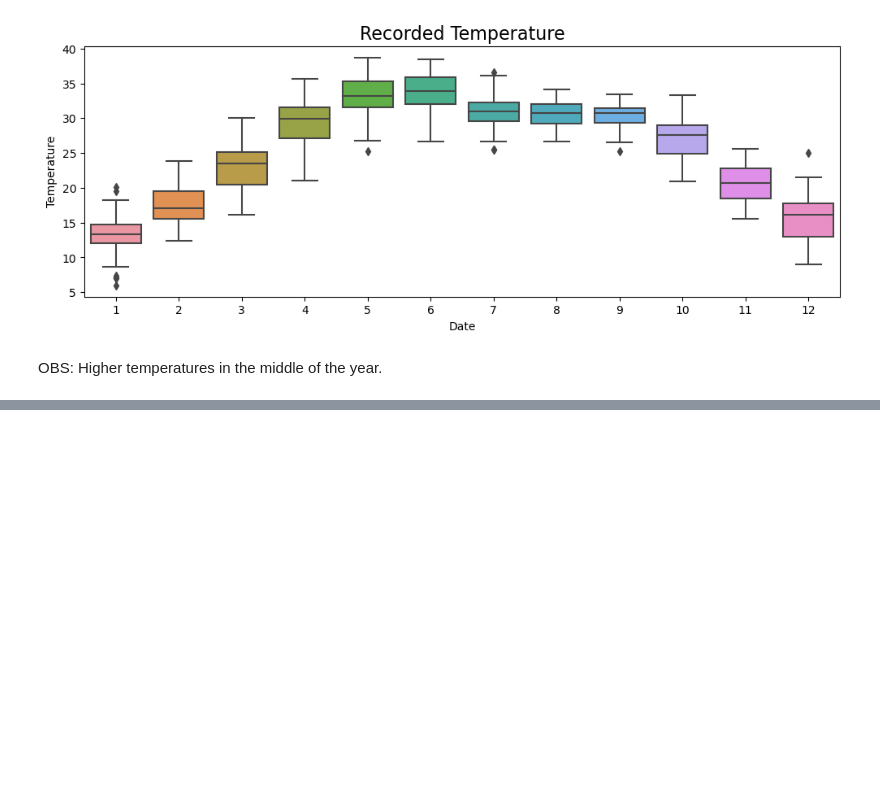
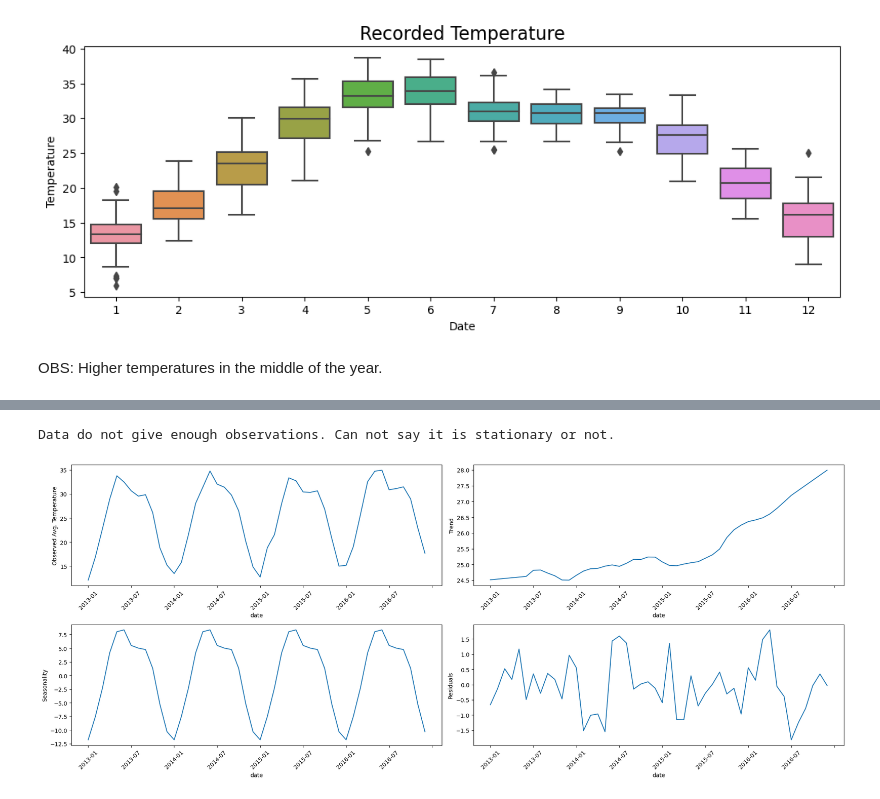
Before and after one commit to sasotomayor/anomaly-detection-temperatures, a Jupyter notebook: time-series-analysis.ipynb, the cells around one changed output, grey strips where cells are left out. Saved outputs shown, nothing was run; the diff lists cells and outputs as text; code cells hidden in the pictures; blank space fills up the shorter version.

```diff
--- a/time-series-analysis.ipynb
+++ b/time-series-analysis.ipynb
@@ -343,0 +151,48 @@ plt.show()
+# %%
+# Tests for Stationarity - N0 KPSS: Data is stationary | N0 ADF: Data has a unit-root
+
+warnings.filterwarnings('ignore')
+kpss_test = kpss(month_year_df["meantemp"], 'ct')
+adf_test = adfuller(month_year_df["meantemp"])
+
+if kpss_test[1] > 0.05 and adf_test[1] > 0.05: print('Data do not give enough observations. Can not say it is stationary or not.')
+elif kpss_test[1] <= 0.05 and adf_test[1] > 0.05: print('Data is not stationary')
+elif kpss_test[1] > 0.05 and adf_test[1] <= 0.05: print('Data is stationary')
+else: print('Data do not give enough observations.')
+# %% [output]
+Data do not give enough observations. Can not say it is stationary or not.
+# %%
+# Additive Decomposition - Because trend is not exponential
+
+df_decomp = seasonal_decompose(month_year_df["meantemp"], model='additive', extrapolate_trend='freq', period=12)
+
+f = plt.figure(figsize=(20, 8))
+
+ax1 = f.add_subplot(221)
+sns.lineplot(df_decomp.observed)
+ax1.xaxis.set_major_locator(plt.MaxNLocator(10))
+plt.xticks(rotation=45)
+plt.ylabel('Observed Avg. Temperature')
+
+ax2 = f.add_subplot(222)
+sns.lineplot(df_decomp.trend)
+ax2.xaxis.set_major_locator(plt.MaxNLocator(10))
+plt.xticks(rotation=45)
+plt.ylabel('Trend')
+
+ax3 = f.add_subplot(223)
+sns.lineplot(df_decomp.seasonal)
+ax3.xaxis.set_major_locator(plt.MaxNLocator(10))
+plt.xticks(rotation=45)
+plt.ylabel('Seasonality')
+
+ax3 = f.add_subplot(224)
+sns.lineplot(df_decomp.resid)
+ax3.xaxis.set_major_locator(plt.MaxNLocator(10))
+plt.xticks(rotation=45)
+plt.ylabel('Residuals')
+
+plt.tight_layout()
+plt.show()
+# %% [output]
+[figure, added]
```
Also changed, not shown: parts of 63 cells of this notebook.
